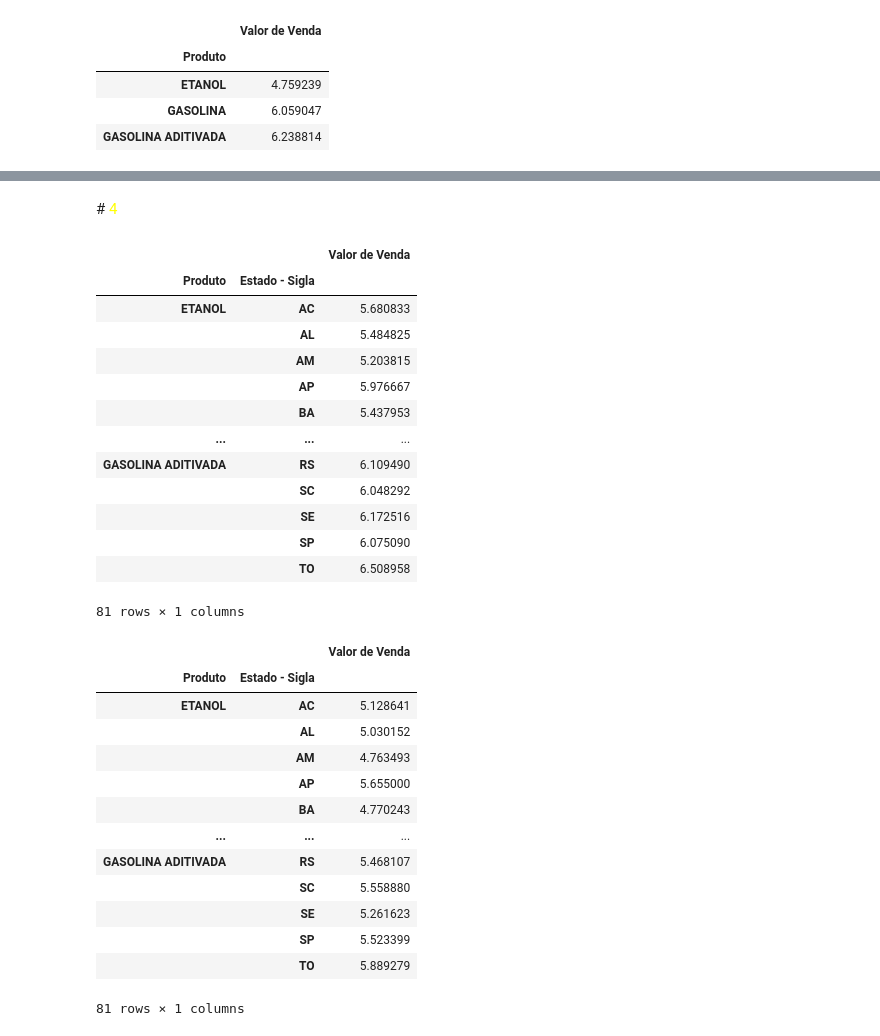
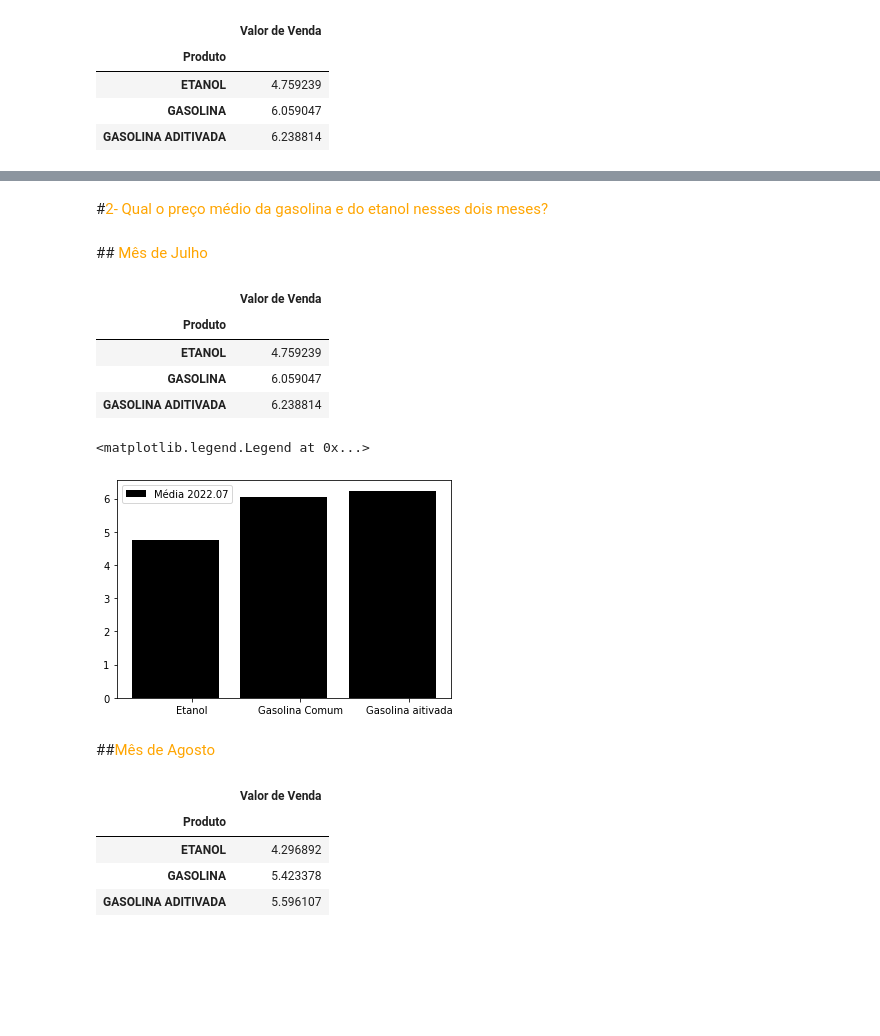
Before and after one commit to joaorosa2/analise_combustiveis_brasil, a Jupyter notebook: ProjetoM4.ipynb, the cells around one changed output, grey strips where cells are left out. Cells and saved outputs as stored; diff of their text form; code cells hidden in the pictures; blank space fills up the shorter version.

```diff
--- a/ProjetoM4.ipynb
+++ b/ProjetoM4.ipynb
@@ -37,0 +45,3 @@ tabelaJulho.head()
+# %%
+tabelaAgosto = tabelaAgosto.drop('Nome da Rua', axis=1)
+tabelaAgosto.head()
@@ -37,0 +55,3 @@ tabelaJulho.head()
+# %%
+tabelaAgosto = tabelaAgosto.drop('Numero Rua', axis=1)
+tabelaAgosto.head(1)
@@ -37,0 +61,3 @@ tabelaJulho.head()
+# %%
+tabelaAgosto = tabelaAgosto.drop('Complemento', axis=1)
+tabelaAgosto.head(2)
@@ -92,36 +105,37 @@ Index: []
+# %% [markdown]
+#<font color = orange>2- Qual o preço médio da gasolina e do etanol nesses dois meses?
 # %% [markdown]
-#<font color = yellow> 4
+##<font color = orange> Mês de Julho
 # %%
-tabelaJulho[['Valor de Venda']].groupby([tabelaJulho['Produto'], tabelaJulho['Estado - Sigla']]).mean()
+tabelaJulho[['Valor de Venda']].groupby([tabelaJulho['Produto']]).mean()
 # %% [output]
-|  |  | Valor de Venda |
-| Produto | Estado - Sigla |  |
-| ETANOL | AC | 5.680833 |
-|  | AL | 5.484825 |
-|  | AM | 5.203815 |
-|  | AP | 5.976667 |
-|  | BA | 5.437953 |
-| ... | ... | ... |
-| GASOLINA ADITIVADA | RS | 6.109490 |
-|  | SC | 6.048292 |
-|  | SE | 6.172516 |
-|  | SP | 6.075090 |
-|  | TO | 6.508958 |
+|  | Valor de Venda |
+| Produto |  |
+| ETANOL | 4.759239 |
+| GASOLINA | 6.059047 |
+| GASOLINA ADITIVADA | 6.238814 |
-81 rows × 1 columns
+# %%
+import matplotlib.pyplot as plt
+rotulos = ['Etanol','Gasolina Comum','Gasolina aitivada']
+ind = np.arange(len(rotulos))
+width = 0.6
+
+bar_2207 = plt.bar(ind, list(tabelaJulho['Valor de Venda'].groupby(tabelaJulho['Produto']).mean()), color='black', label='Média 2022.07')
+
+location = ind+width/4
+rotulos=rotulos
+plt.xticks(location, rotulos)
+plt.legend();
+# %% [output]
+<matplotlib.legend.Legend at 0x...>
+[figure, added]
+# %% [markdown]
+##<font color = orange>Mês de Agosto
 # %%
-tabelaAgosto[['Valor de Venda']].groupby([tabelaAgosto['Produto'], tabelaAgosto['Estado - Sigla']]).mean()
+tabelaAgosto[['Valor de Venda']].groupby(tabelaAgosto['Produto']).mean()
 # %% [output]
-|  |  | Valor de Venda |
-| Produto | Estado - Sigla |  |
-| ETANOL | AC | 5.128641 |
-|  | AL | 5.030152 |
-|  | AM | 4.763493 |
-|  | AP | 5.655000 |
-|  | BA | 4.770243 |
-| ... | ... | ... |
-| GASOLINA ADITIVADA | RS | 5.468107 |
-|  | SC | 5.558880 |
-|  | SE | 5.261623 |
-|  | SP | 5.523399 |
-|  | TO | 5.889279 |
+|  | Valor de Venda |
+| Produto |  |
+| ETANOL | 4.296892 |
+| GASOLINA | 5.423378 |
+| GASOLINA ADITIVADA | 5.596107 |
-81 rows × 1 columns
```
Also changed, not shown: parts of 30 cells of this notebook.
